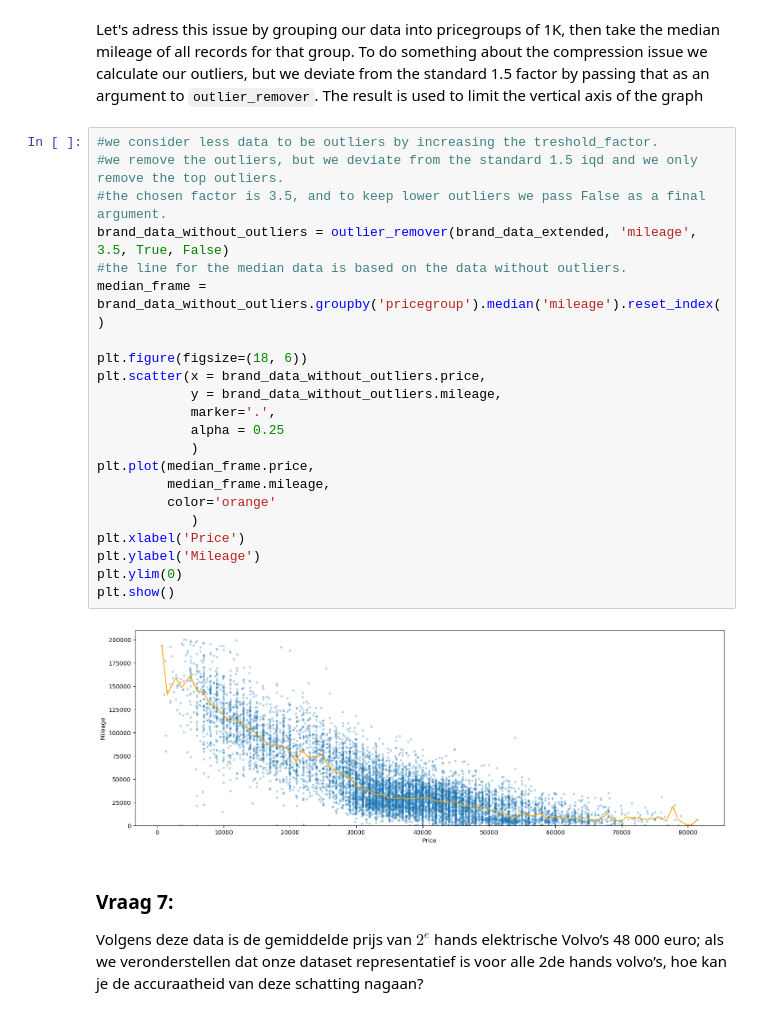
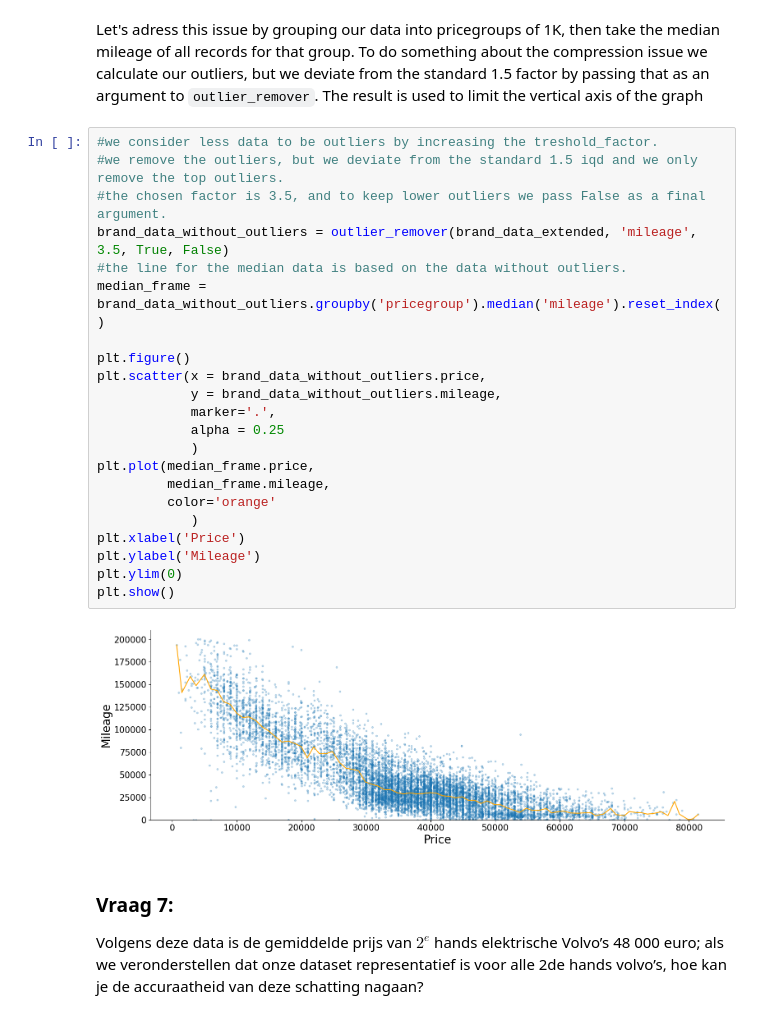
Before and after one commit to Frederic-P/evaluatie-statiestiek, a Jupyter notebook: notebooks/autoproductie.ipynb, the cells around one changed output. Cells and saved outputs as stored; diff of their text form.

```diff
--- a/notebooks/autoproductie.ipynb
+++ b/notebooks/autoproductie.ipynb
@@ -415,27 +423,27 @@ Let's adress this issue by grouping our data into pricegroups of 1K, then take t
 # %%
 #we consider less data to be outliers by increasing the treshold_factor.
 #we remove the outliers, but we deviate from the standard 1.5 iqd and we only remove the top outliers.
 #the chosen factor is 3.5, and to keep lower outliers we pass False as a final argument.
 brand_data_without_outliers = outlier_remover(brand_data_extended, 'mileage', 3.5, True, False)
 #the line for the median data is based on the data without outliers.
 median_frame = brand_data_without_outliers.groupby('pricegroup').median('mileage').reset_index()
 
-plt.figure(figsize=(18, 6))
+plt.figure()
 plt.scatter(x = brand_data_without_outliers.price,
             y = brand_data_without_outliers.mileage,
             marker='.',
             alpha = 0.25
             )
 plt.plot(median_frame.price,
          median_frame.mileage,
          color='orange'
             )
 plt.xlabel('Price')
 plt.ylabel('Mileage')
 plt.ylim(0)
 plt.show()
 # %% [output]
-[figure, old version]
+[figure, new version]
 # %% [markdown]
 
 
```
Also changed, not shown: parts of 21 cells of this notebook, 6 other files.
